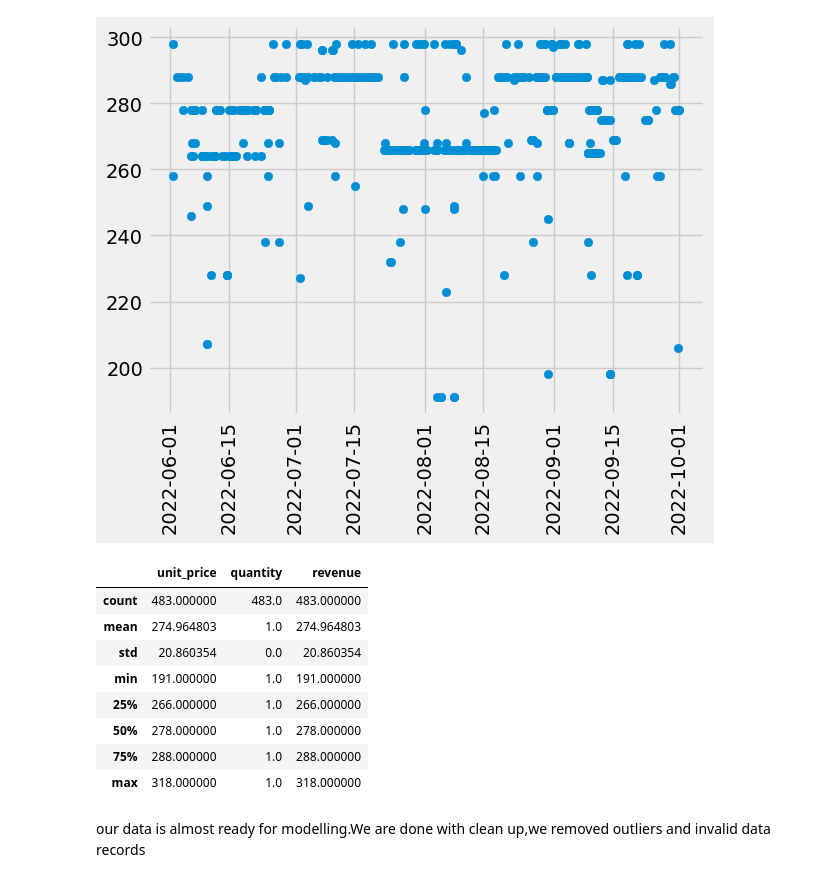
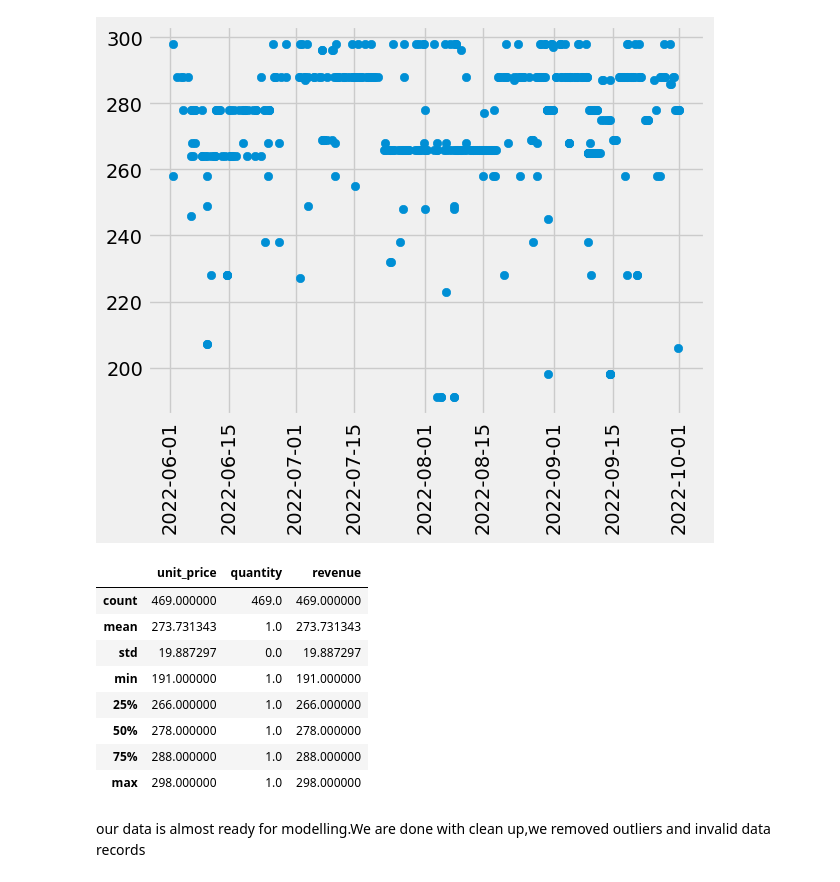
Before and after one commit to MboyaDan/Sales_prediction, a Jupyter notebook: Model/sales_predict.ipynb, the cells around one changed output. Cells and saved outputs as stored; diff of their text form; code cells hidden in the pictures.

```diff
--- a/Model/sales_predict.ipynb
+++ b/Model/sales_predict.ipynb
@@ -206,0 +232,3 @@ Name: revenue, dtype: float64
+# %%
+df1 = df[(df.revenue<upper_limit) & (df.revenue>lower_limit)]
+df1.head()
@@ -207,7 +249,7 @@ Name: revenue, dtype: float64
 # %%
-df = df[df['revenue'] < 325]
+df2= df1[df1['revenue'] < 325]
 plt.figure(figsize=(18,6))
-plt.scatter(x=df.index, y=df['revenue'])
+plt.scatter(x=df2.index, y=df2['revenue'])
 plt.xticks(rotation=90)
 # %% [output]
 (array([19144., 19158., 19174., 19188., 19205., 19219., 19236., 19250.,
@@ -225,15 +267,15 @@ plt.xticks(rotation=90)
 # %% [markdown]
 After removing obvious outliers we still see some values that are out of normal distribution. To understand better the distribution of our data let's check out different percentiles of our numeric features.
 # %%
-df[['revenue', 'unit_price', 'quantity']] = df[['revenue', 'unit_price', 'quantity']].apply(pd.to_numeric, errors='coerce')
+df2[['revenue', 'unit_price', 'quantity']] = df2[['revenue', 'unit_price', 'quantity']].apply(pd.to_numeric, errors='coerce')
 
 # Drop rows with NaN values in any of the specified columns
-df = df.dropna(subset=['revenue', 'unit_price', 'quantity'])
+df2 = df2.dropna(subset=['revenue', 'unit_price', 'quantity'])
 
 # calculating quantiles again for each column separately
-quantiles_revenue = df['revenue'].quantile([0.05, 0.95, 0.98, 0.99, 0.999])
-quantiles_unit_price = df['unit_price'].quantile([0.05, 0.95, 0.98, 0.99, 0.999])
-quantiles_quantity = df['quantity'].quantile([0.05, 0.95, 0.98, 0.99, 0.999])
+quantiles_revenue = df2['revenue'].quantile([0.05, 0.95, 0.98, 0.99, 0.999])
+quantiles_unit_price = df2['unit_price'].quantile([0.05, 0.95, 0.98, 0.99, 0.999])
+quantiles_quantity = df2['quantity'].quantile([0.05, 0.95, 0.98, 0.99, 0.999])
 print(quantiles_quantity,quantiles_unit_price,quantiles_revenue)
 # %% [output]
 0.050    1.0
@@ -256,8 +298,8 @@ Name: revenue, dtype: float64
 We can see that if we remove top 2% of our data points we will get rid of absolute outliers and will have more balaced dataset.
 # %%
 #use the 98th percentile revenue value
-df_quantile = df[df['revenue'] < 315 ]
-plt.scatter(x=df_quantile.index, y=df_quantile['revenue'])
+df3 = df2[df2['revenue'] < 315 ]
+plt.scatter(x=df3.index, y=df3['revenue'])
 plt.xticks(rotation=90)
 # %% [output]
 (array([19144., 19158., 19174., 19188., 19205., 19219., 19236., 19250.,
@@ -273,17 +315,17 @@ plt.xticks(rotation=90)
   Text(19266.0, 0, '2022-10-01')])
 [figure]
 # %%
-df.describe()
+df3.describe()
 # %% [output]
 |  | unit_price | quantity | revenue |
-| count | 483.000000 | 483.0 | 483.000000 |
-| mean | 274.964803 | 1.0 | 274.964803 |
-| std | 20.860354 | 0.0 | 20.860354 |
+| count | 469.000000 | 469.0 | 469.000000 |
+| mean | 273.731343 | 1.0 | 273.731343 |
+| std | 19.887297 | 0.0 | 19.887297 |
 | min | 191.000000 | 1.0 | 191.000000 |
 | 25% | 266.000000 | 1.0 | 266.000000 |
 | 50% | 278.000000 | 1.0 | 278.000000 |
 | 75% | 288.000000 | 1.0 | 288.000000 |
-| max | 318.000000 | 1.0 | 318.000000 |
+| max | 298.000000 | 1.0 | 298.000000 |
 # %% [markdown]
 our data is almost ready for modelling.We are done with clean up,we removed outliers and invalid data records
 # %% [markdown]
```
Also changed, not shown: parts of 38 cells of this notebook, 2 other files.
